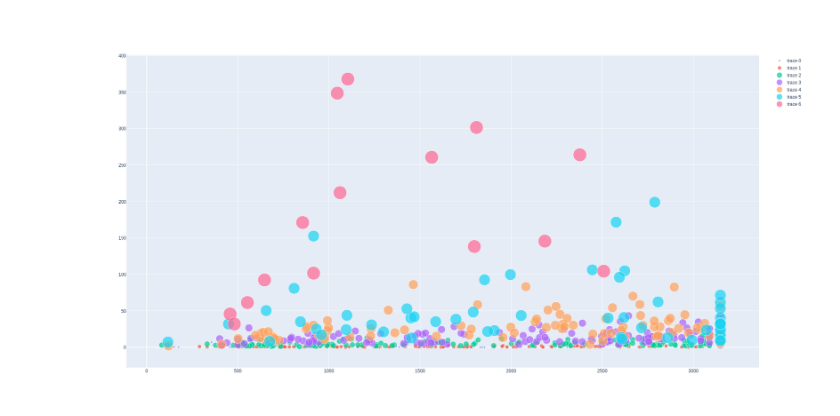
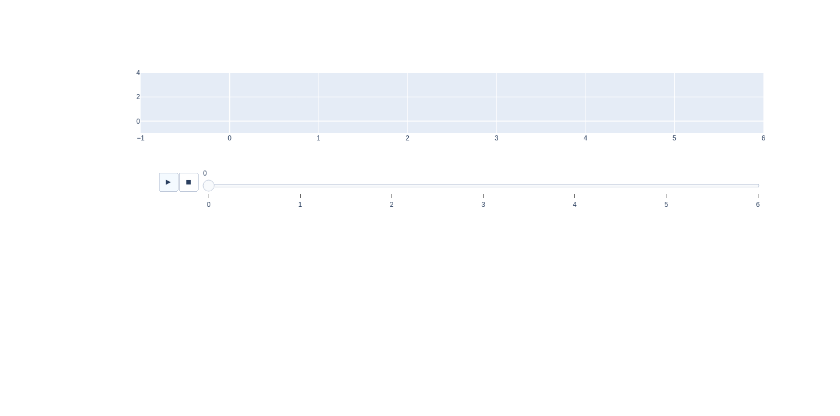
Before and after one commit to tmck-code/tmck-code.github.io, a Jupyter notebook: articles/20240813_visualising_surf_map_difficulty/graph.ipynb, the cells around one changed output. Cells and saved outputs as stored; diff of their text form; code cells hidden in the pictures; blank space fills up the shorter version.

```diff
--- a/articles/20240813_visualising_surf_map_difficulty/graph.ipynb
+++ b/articles/20240813_visualising_surf_map_difficulty/graph.ipynb
@@ -61,11 +139,14 @@ fig.show()
-# %%
-fig = go.Figure(
-    data=[create_age_scatter(map_json, tier) for tier in range(1,8)],
-    layout={
-        'height': 1000,
-    }
-)
-
-fig.show()
-# %% [output]
-[figure, old version]
+# %%
+fig = go.Figure(
+    frames=[
+        go.Frame(
+            data=create_tier_scatter(map_json, tier),
+            layout={'height': 1000},
+            name=tier,
+        )
+        for tier in range(1,8)
+    ]
+)
+animate_fig(fig).show()
+# %% [output]
+[figure, added]
```
Also changed, not shown: parts of 7 cells of this notebook.
